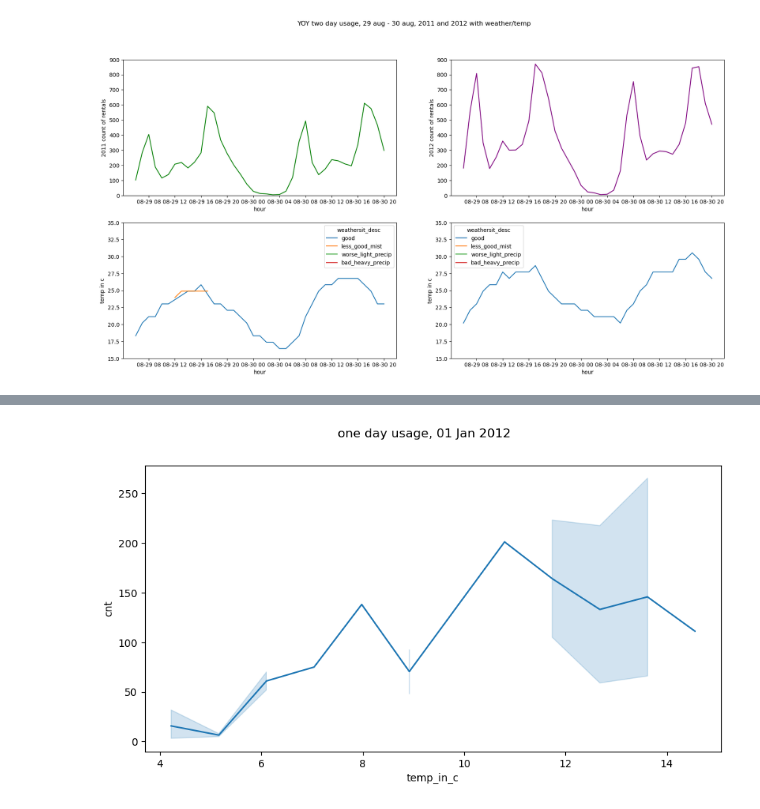
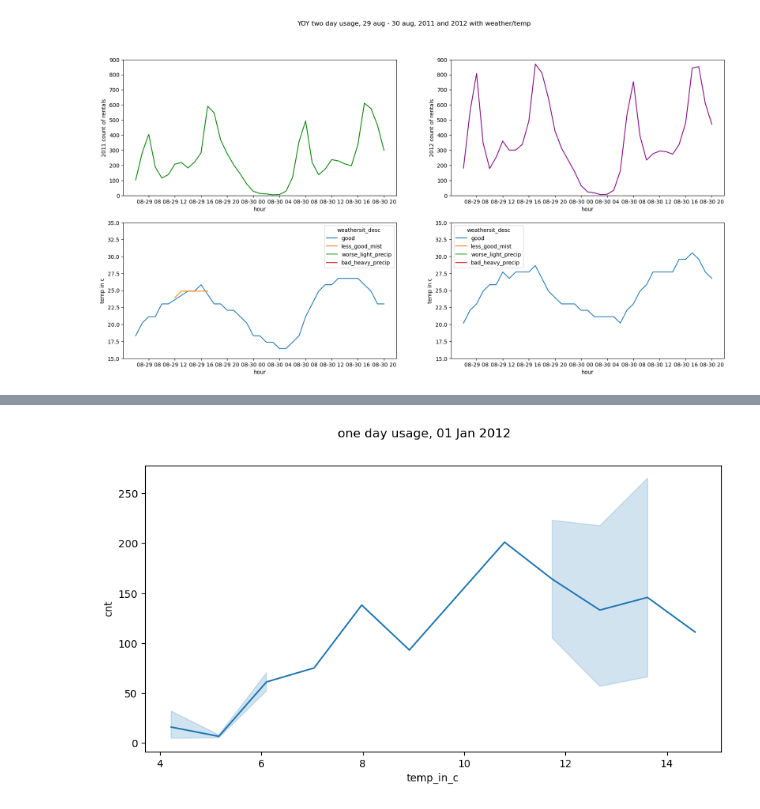
Before and after one commit to cdb8675309/Sprint-1, a Jupyter notebook: P3_S1.ipynb, the cells around one changed output, grey strips where cells are left out. Drawn from its saved outputs; the diff is of its cells as text; code cells hidden in the pictures.

```diff
--- a/P3_S1.ipynb
+++ b/P3_S1.ipynb
@@ -746,11 +763,11 @@ cabi_hr[(cabi_hr['dteday']<'2011-08-30 21:00:00') & (cabi_hr['dteday']>'2011-08-
 # %%
 #one day usage, 1 jan 2012
 import matplotlib.pyplot as plt
 fig, ax = plt.subplots(figsize=(10,5))
-sns.lineplot(data=cabi_hr[cabi_hr['dteday'] == '2012-01-01'], x='temp_in_c', y='cnt')
+sns.lineplot(data=cabi_hr[(cabi_hr['dteday']<'2012-01-02 00:00:00') & (cabi_hr['dteday']>'2012-01-01 00:00:00')], x='temp_in_c', y='cnt')
 fig.suptitle('one day usage, 01 Jan 2012')
 #ax.set(ylabel='count of rentals', xlabel='time of day', xticks=(range(0,24)))
 plt.show()
 # %% [output]
-[figure, old version]
+[figure, new version]
 # %%
```
Also changed, not shown: parts of 10 cells of this notebook.
